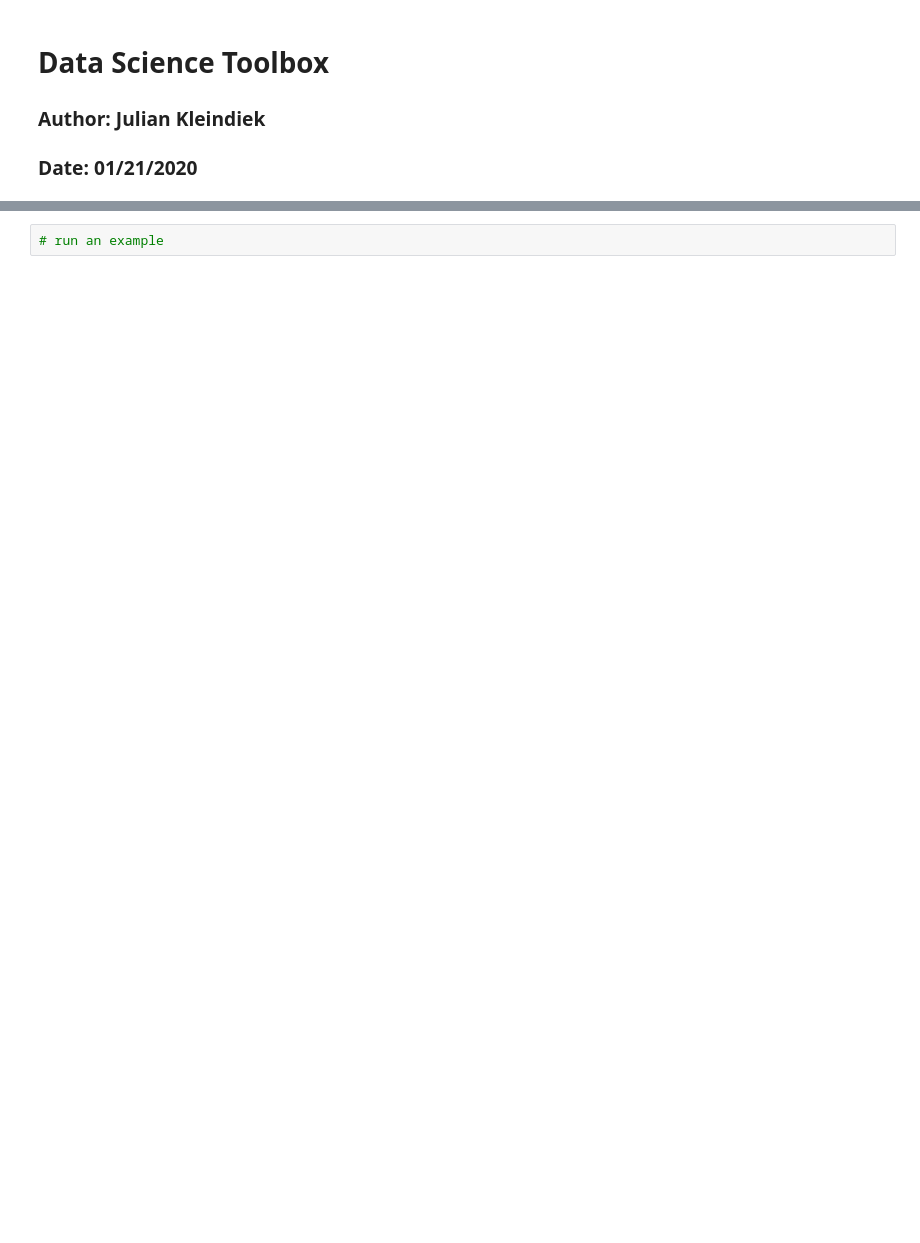
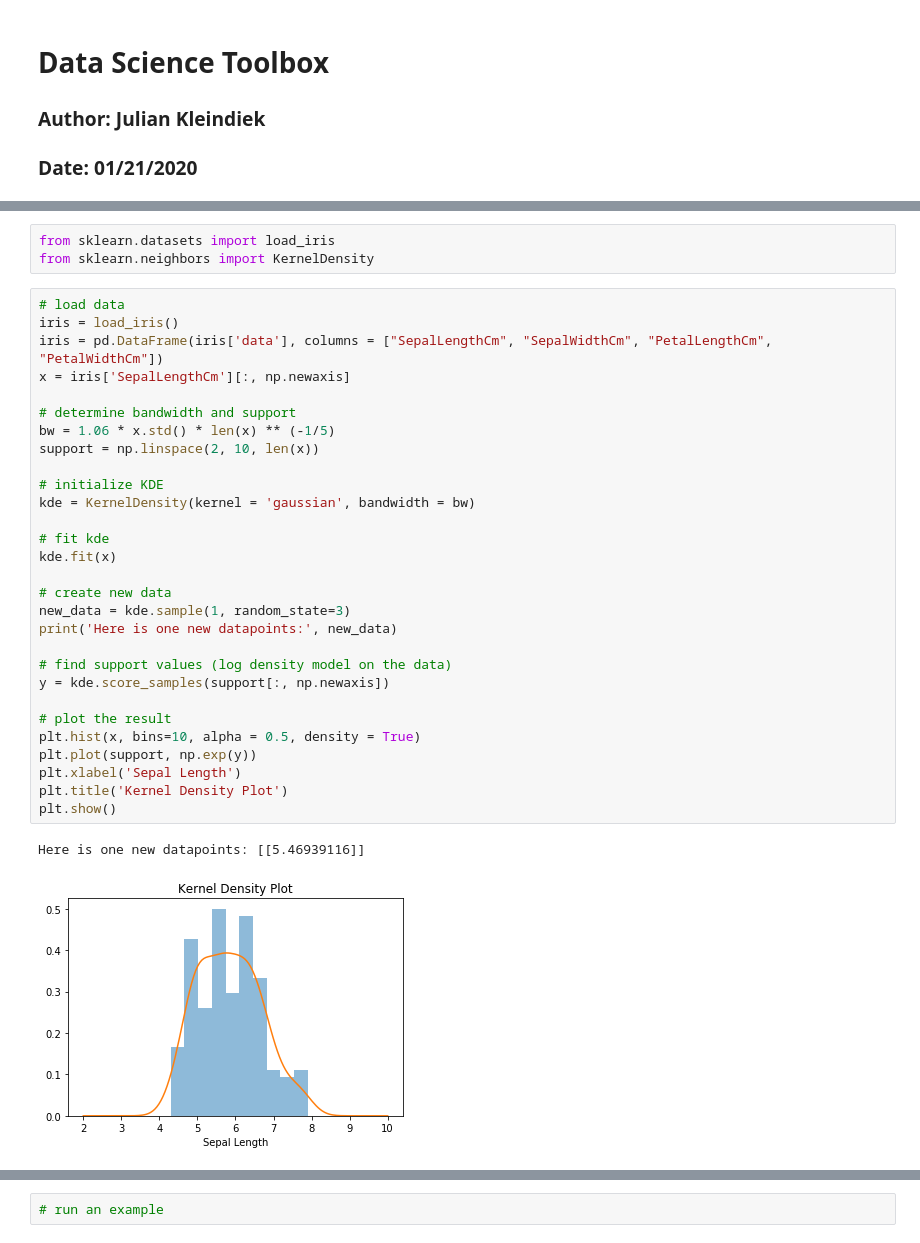
Before and after one commit to ju-kl/data-science-toolbox, a Jupyter notebook: DataScienceToolbox.ipynb, the cells around one changed output, grey strips where cells are left out. Saved outputs shown, nothing was run; the diff lists cells and outputs as text; blank space fills up the shorter version.

```diff
--- a/DataScienceToolbox.ipynb
+++ b/DataScienceToolbox.ipynb
@@ -289,0 +56,35 @@ The resulting matrix looks like this:
+# %%
+from sklearn.datasets import load_iris
+from sklearn.neighbors import KernelDensity
+# %%
+# load data
+iris = load_iris()
+iris = pd.DataFrame(iris['data'], columns = ["SepalLengthCm", "SepalWidthCm", "PetalLengthCm", "PetalWidthCm"])
+x = iris['SepalLengthCm'][:, np.newaxis]
+
+# determine bandwidth and support
+bw = 1.06 * x.std() * len(x) ** (-1/5)
+support = np.linspace(2, 10, len(x))
+
+# initialize KDE
+kde = KernelDensity(kernel = 'gaussian', bandwidth = bw)
+
+# fit kde
+kde.fit(x)
+
+# create new data
+new_data = kde.sample(1, random_state=3)
+print('Here is one new datapoints:', new_data)
+
+# find support values (log density model on the data)
+y = kde.score_samples(support[:, np.newaxis])
+
+# plot the result
+plt.hist(x, bins=10, alpha = 0.5, density = True)
+plt.plot(support, np.exp(y))
+plt.xlabel('Sepal Length')
+plt.title('Kernel Density Plot')
+plt.show()
+# %% [output]
+Here is one new datapoints: [[5.46939116]]
+[figure, added]
```
Also changed, not shown: parts of 112 cells of this notebook, 1 other file.
